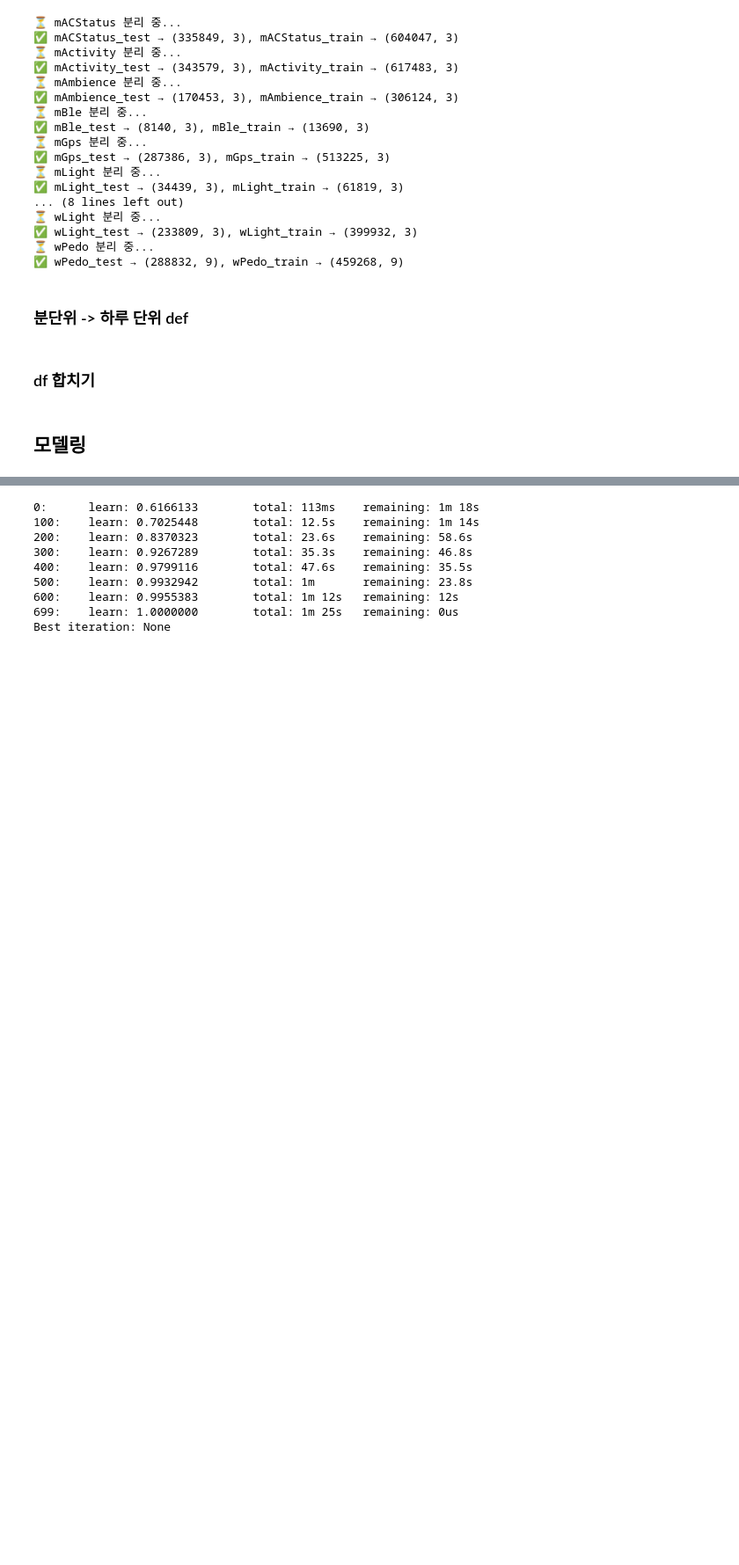
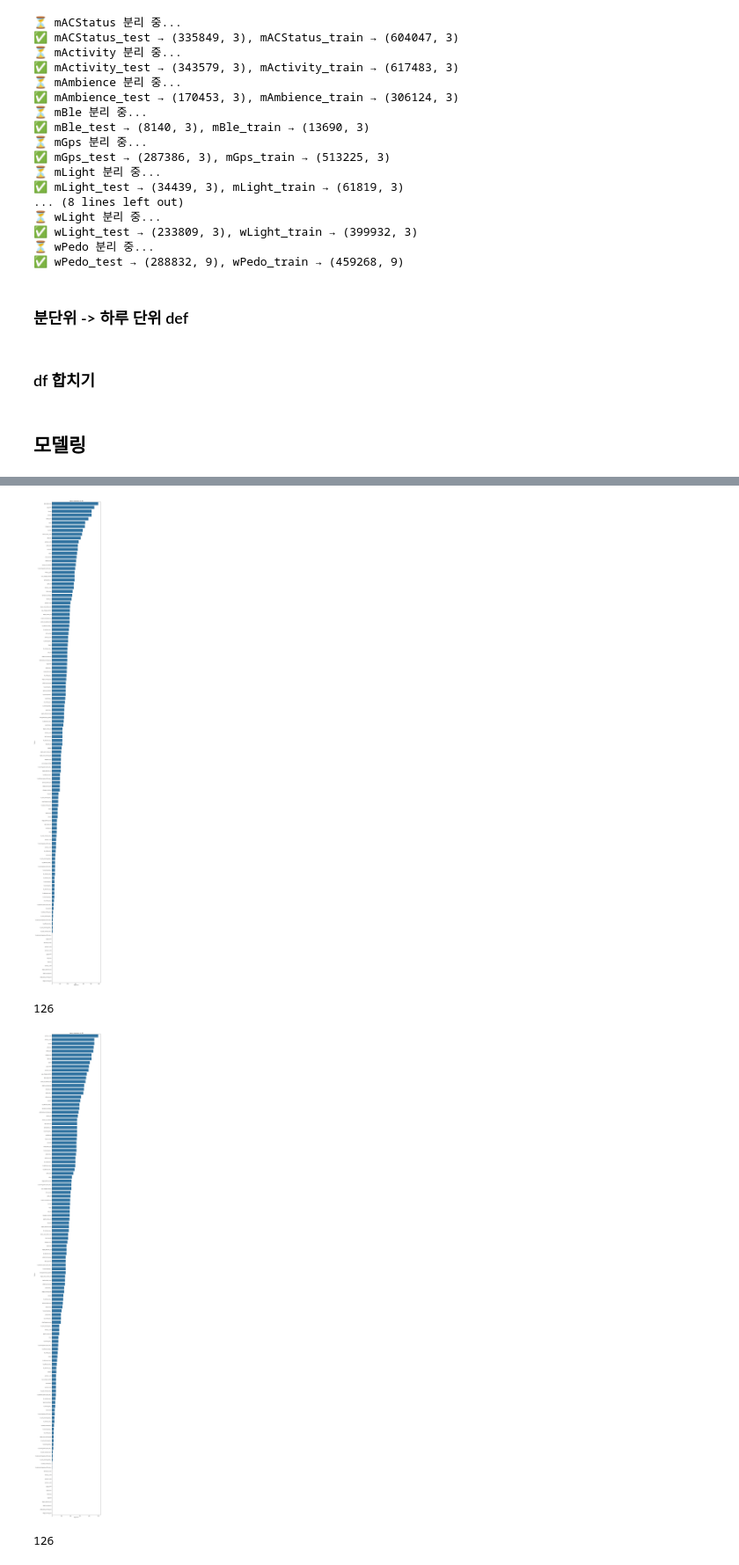
Before and after one commit to benny4421/ETRI_Lifelog, a Jupyter notebook: 베이스_라인_[public__0_55813].ipynb, the cells around one changed output, grey strips where cells are left out. Shown at 88% size. Saved outputs shown, nothing was run; the diff lists cells and outputs as text; code cells hidden in the pictures; blank space fills up the shorter version.

```diff
--- a/베이스_라인_[public__0_55813].ipynb
+++ b/베이스_라인_[public__0_55813].ipynb
@@ -688,50 +688,57 @@ binary_preds = {}
 multiclass_pred = None
 
 common_params = {
     'n_estimators': 1500,
     'learning_rate': 0.02,
     'num_leaves': 31,
     'max_depth': 7,
     'subsample': 0.8,
     'colsample_bytree': 0.8,
     'random_state': 42,
     'n_jobs': -1,
     'verbosity': -1
 }
 
-
+all_feature_importances = {}
 # 이진 분류 학습
 for col in targets_binary:
     y = train_df[col]
     model = LGBMClassifier(**common_params, class_weight='balanced')
     model.fit(X, y)
     binary_preds[col] = model.predict(test_X)  # 🔥 확률X, 클래스 직접 예측
 
+    #피처 찍어보기 코드(Q1 Q2 Q3 S2 S3)
+    feature_importance_df = pd.DataFrame({
+      'feature': X.columns,
+      'importance': model.feature_importances_
+    }).sort_values('importance', ascending=False)
+
+    # 시각화
+    plt.figure(figsize=(10, 100))
+    sns.barplot(x='importance', y='feature', data=feature_importance_df)
+    plt.title(f'Feature Importance for {col}')
+    all_feature_importances[col] = feature_importance_df
+    plt.show()
+
+    #피처 개수 세어보기
+    print(len(X.columns))
+
 #다중 분류 학습
 y_multi = train_df['S1']
 model_s1 = CatBoostClassifier(
-    iterations=700,
+    iterations=1000,
     learning_rate=0.03,
-    depth=7,
-    l2_leaf_reg=5,
+    depth=6,
+    loss_function='MultiClass',
     random_seed=42,
-    loss_function='MultiClass',
-    eval_metric='TotalF1',
-    task_type='CPU',
-    verbose=100
+    verbose=100,
+    task_type='CPU'  # 없으면 CPU로 변경 가능
 )
+
 model_s1.fit(X, y_multi)
 multiclass_pred = model_s1.predict(test_X).flatten()
-
-#캣부스트의 최고 이터레이션 찍어보기
-print("Best iteration:", model_s1.get_best_iteration())
 # %% [output]
+[figure, added]
-0:      learn: 0.6166133        total: 113ms    remaining: 1m 18s
-100:    learn: 0.7025448        total: 12.5s    remaining: 1m 14s
-200:    learn: 0.8370323        total: 23.6s    remaining: 58.6s
-300:    learn: 0.9267289        total: 35.3s    remaining: 46.8s
-400:    learn: 0.9799116        total: 47.6s    remaining: 35.5s
-500:    learn: 0.9932942        total: 1m       remaining: 23.8s
-600:    learn: 0.9955383        total: 1m 12s   remaining: 12s
-699:    learn: 1.0000000        total: 1m 25s   remaining: 0us
-Best iteration: None
+126
+[figure, added]
+126
```
Also changed, not shown: parts of 6 cells of this notebook.
